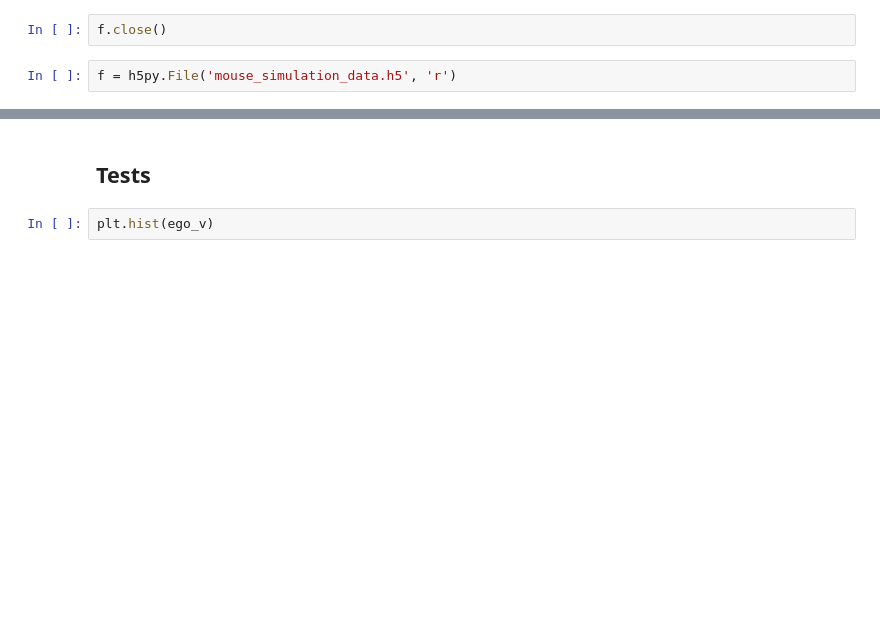
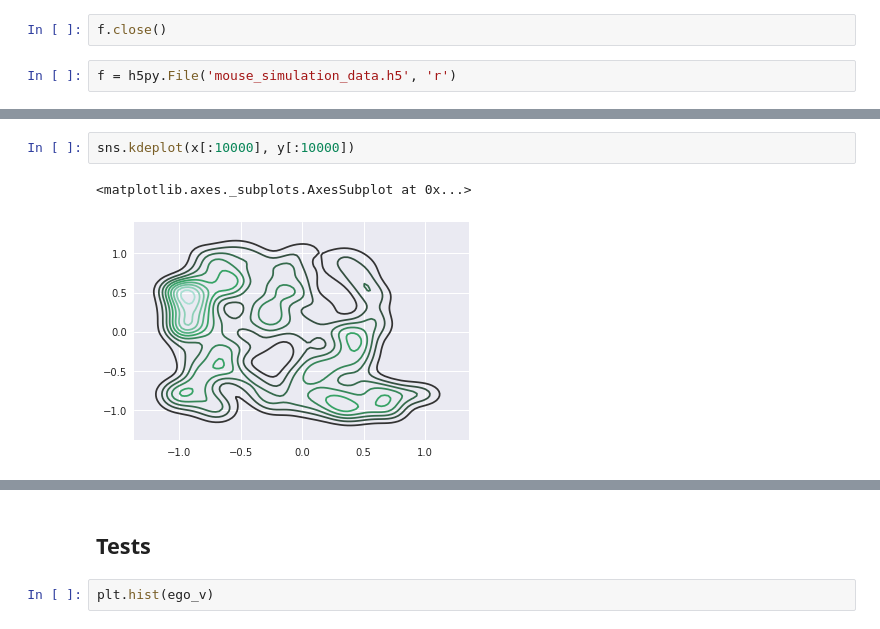
Before and after one commit to ganguli-lab/grid-pattern-formation, a Jupyter notebook: ben_generate_rat_trajectory.ipynb, the cells around one changed output, grey strips where cells are left out. Drawn from its saved outputs; the diff is of its cells as text; blank space fills up the shorter version.

```diff
--- a/ben_generate_rat_trajectory.ipynb
+++ b/ben_generate_rat_trajectory.ipynb
@@ -102,0 +121,5 @@ f = h5py.File('mouse_simulation_data.h5', 'r')
+# %%
+sns.kdeplot(x[:10000], y[:10000])
+# %% [output]
+<matplotlib.axes._subplots.AxesSubplot at 0x...>
+[figure, added]
```
Also changed, not shown: parts of 10 cells of this notebook.
